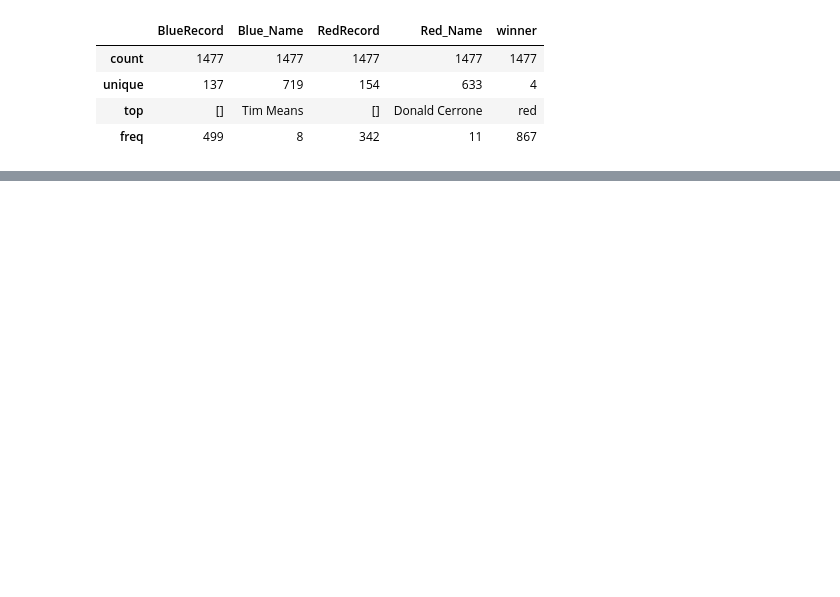
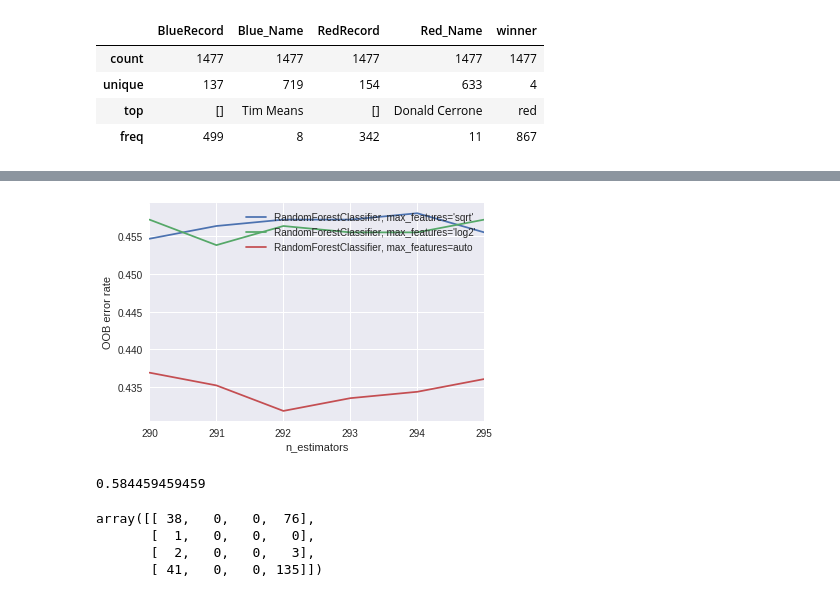
Before and after one commit to CalmDownKarm/fantastic-garbanzo, a Jupyter notebook: UFC Model.ipynb, the cells around one changed output, grey strips where cells are left out. Saved outputs shown, nothing was run; the diff lists cells and outputs as text; code cells hidden in the pictures; blank space fills up the shorter version.

```diff
--- a/UFC Model.ipynb
+++ b/UFC Model.ipynb
@@ -107,0 +145,6 @@ plot_correlation_map(data)
+# %%
+perceptron = Perceptron()
+perceptron.fit(X_train, Y_train)
+Y_pred = perceptron.predict(X_test)
+print(accuracy_score(Y_test,Y_pred))
+confusion_matrix(Y_test,Y_pred)
@@ -107,0 +162,64 @@ plot_correlation_map(data)
+# %%
+from collections import OrderedDict
+#random_forest = RandomForestClassifier(n_estimators=1000)
+#random_forest.fit(X_train, Y_train,oob_score=True )
+#Y_pred = random_forest.predict(X_test)
+#random_forest.score(X_train, Y_train)
+RANDOM_STATE=123
+ensemble_clfs = [
+    ("RandomForestClassifier, max_features='sqrt'",
+        RandomForestClassifier(warm_start=True, oob_score=True,
+                               max_features="sqrt",
+                               random_state=RANDOM_STATE)),
+    ("RandomForestClassifier, max_features='log2'",
+        RandomForestClassifier(warm_start=True, max_features='log2',
+                               oob_score=True,
+                               random_state=RANDOM_STATE)),
+    ("RandomForestClassifier, max_features=auto",
+        RandomForestClassifier(warm_start=True, max_features=None,
+                               oob_score=True,
+                               random_state=RANDOM_STATE))
+]
+
+# Map a classifier name to a list of (<n_estimators>, <error rate>) pairs.
+error_rate = OrderedDict((label, []) for label, _ in ensemble_clfs)
+
+# Range of `n_estimators` values to explore.
+min_estimators = 290
+max_estimators = 295
+
+for label, clf in ensemble_clfs:
+    for i in range(min_estimators, max_estimators + 1):
+        clf.set_params(n_estimators=i)
+        clf.fit(X_train, Y_train)
+
+        # Record the OOB error for each `n_estimators=i` setting.
+        oob_error = 1 - clf.oob_score_
+        error_rate[label].append((i, oob_error))
+
+# Generate the "OOB error rate" vs. "n_estimators" plot.
+for label, clf_err in error_rate.items():
+    xs, ys = zip(*clf_err)
+    plt.plot(xs, ys, label=label)
+
+plt.xlim(min_estimators, max_estimators)
+plt.xlabel("n_estimators")
+plt.ylabel("OOB error rate")
+plt.legend(loc="upper right")
+plt.show()
+# %% [output]
+[figure, added]
+# %%
+randomfor = RandomForestClassifier(max_features="auto",
+                               n_estimators = 292,
+                               max_depth = None)
+randomfor.fit(X_train,Y_train)
+Y_pred = randomfor.predict(X_test)
+print(accuracy_score(Y_test,Y_pred))
+confusion_matrix(Y_test,Y_pred)
+# %% [output]
+0.584459459459
+array([[ 38,   0,   0,  76],
+       [  1,   0,   0,   0],
+       [  2,   0,   0,   3],
+       [ 41,   0,   0, 135]])
```
Also changed, not shown: parts of 32 cells of this notebook, 1 other file.
